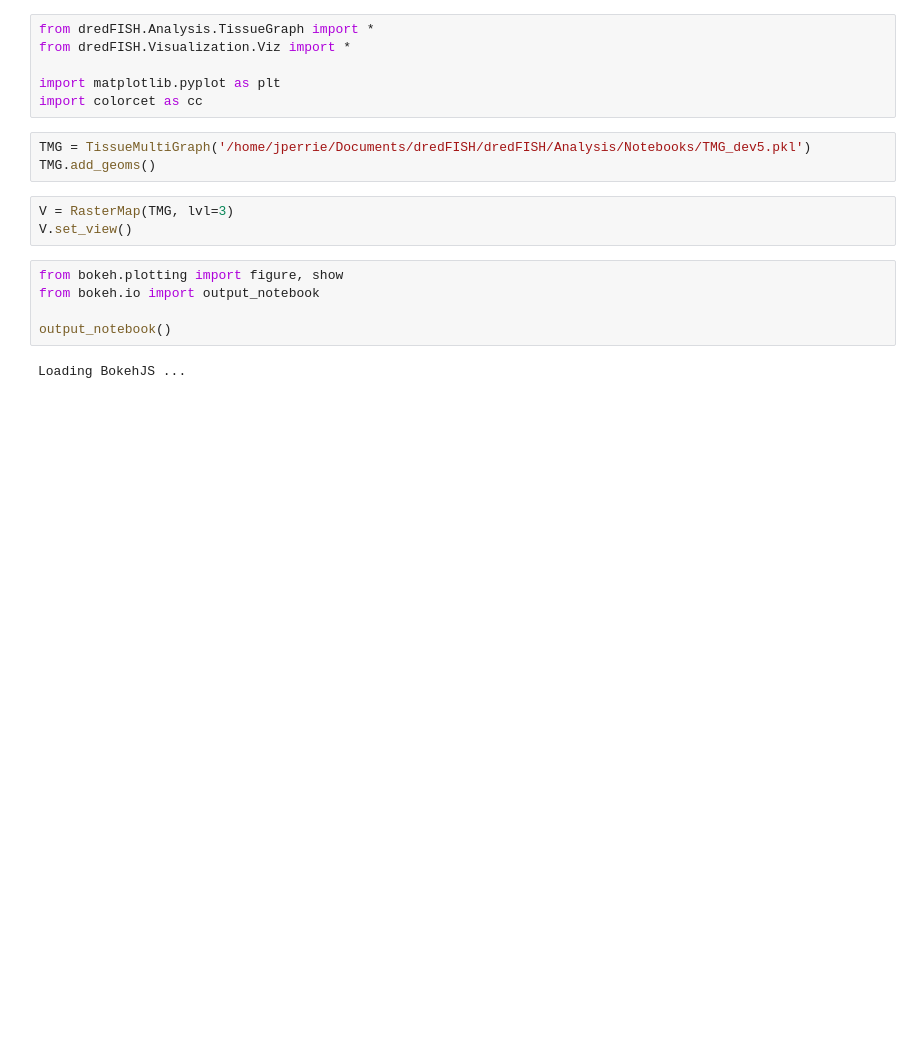
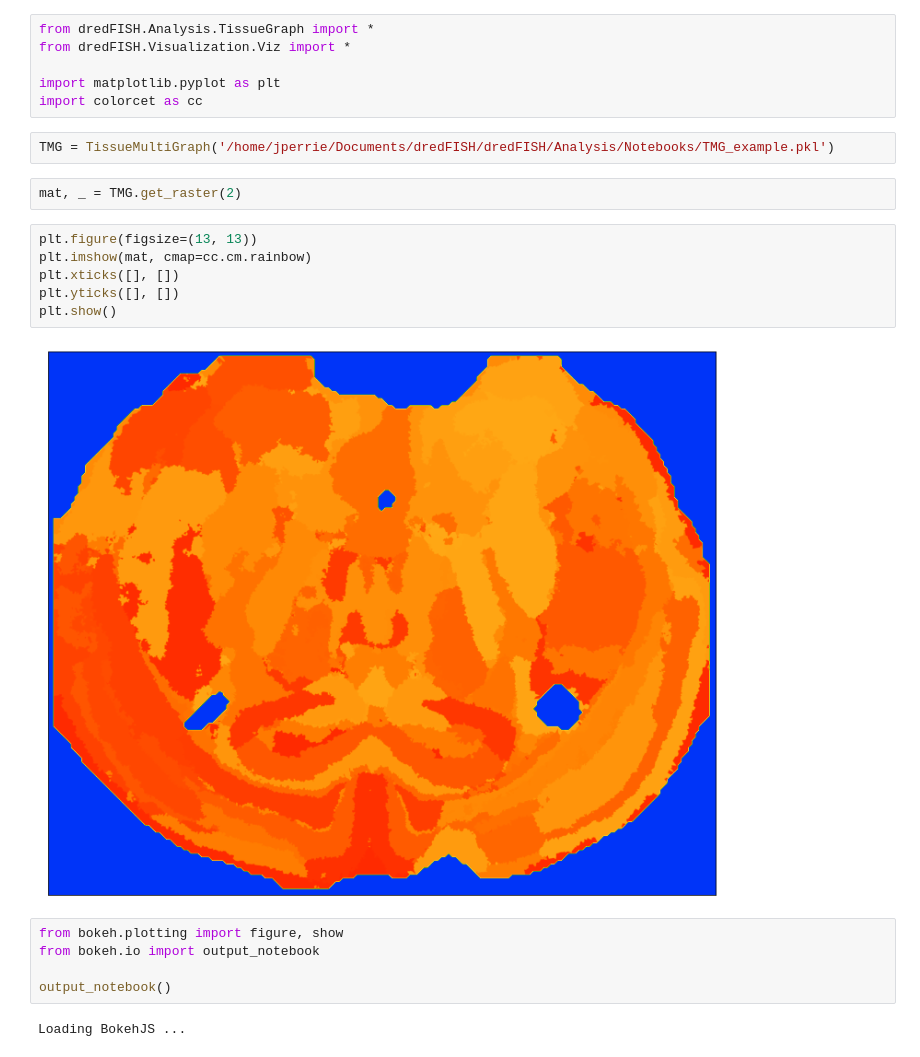
Before and after one commit to wollmanlab/dredFISH, a Jupyter notebook: dredFISH/Visualization/Notebooks/bokeh_raster.ipynb, the cells around one changed output. Saved outputs shown, nothing was run; the diff lists cells and outputs as text; blank space fills up the shorter version.

Commit message:
moved raster

```diff
--- a/dredFISH/Visualization/Notebooks/bokeh_raster.ipynb
+++ b/dredFISH/Visualization/Notebooks/bokeh_raster.ipynb
@@ -5,11 +5,17 @@ from dredFISH.Visualization.Viz import *
 import matplotlib.pyplot as plt
 import colorcet as cc
 # %%
-TMG = TissueMultiGraph('/home/jperrie/Documents/dredFISH/dredFISH/Analysis/Notebooks/TMG_dev5.pkl')
-TMG.add_geoms()
+TMG = TissueMultiGraph('/home/jperrie/Documents/dredFISH/dredFISH/Analysis/Notebooks/TMG_example.pkl')
-# %%
-V = RasterMap(TMG, lvl=3)
-V.set_view()
+# %%
+mat, _ = TMG.get_raster(2)
+# %%
+plt.figure(figsize=(13, 13))
+plt.imshow(mat, cmap=cc.cm.rainbow)
+plt.xticks([], [])
+plt.yticks([], [])
+plt.show()
+# %% [output]
+[figure, added]
 # %%
 from bokeh.plotting import figure, show
 from bokeh.io import output_notebook
```
Also changed, not shown: parts of 1 cell of this notebook, 2 other files.
